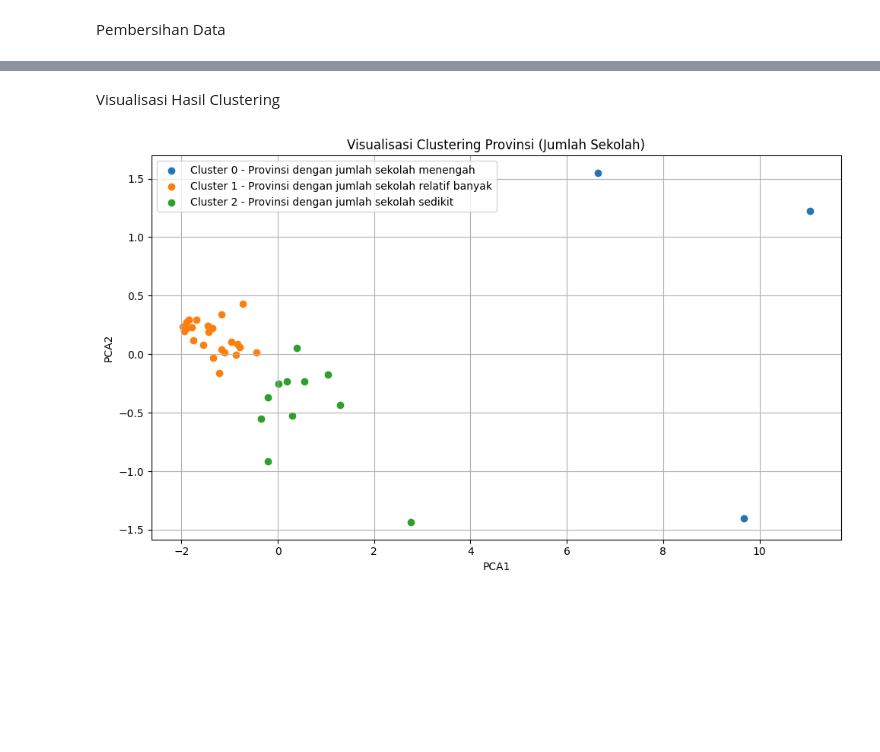
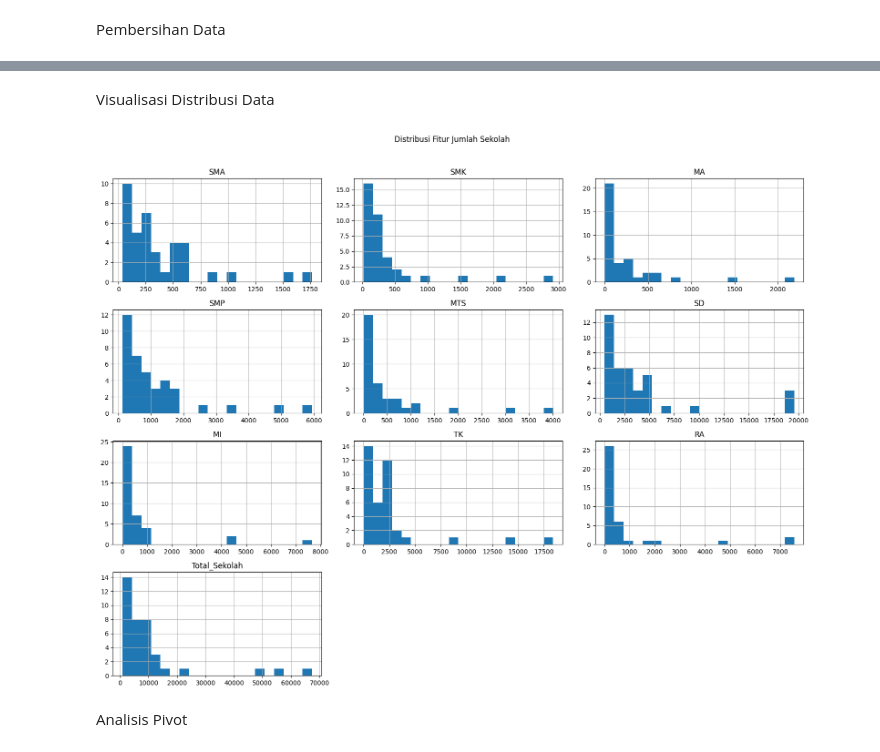
Before and after one commit to Uulaja/DataScience, a Jupyter notebook: DataScience.ipynb, the cells around one changed output, grey strips where cells are left out. Cells and saved outputs as stored; diff of their text form; code cells hidden in the pictures; blank space fills up the shorter version.

Commit message:
menambahkan explorasi data dan Prediksi tahun 2025

```diff
--- a/DataScience.ipynb
+++ b/DataScience.ipynb
@@ -69,18 +53,12 @@ df['Label_Cluster'] = df['Cluster'].map(cluster_mapping)
 # %% [markdown]
-Visualisasi Hasil Clustering
+Visualisasi Distribusi Data
 # %%
-plt.figure(figsize=(10, 6))
-for i in range(3):
-    cluster = df[df['Cluster'] == i]
-    label_desc = cluster_mapping[i]
-    plt.scatter(cluster['PCA1'], cluster['PCA2'], label=f'Cluster {i} - {label_desc}')
-
-plt.xlabel("PCA1")
-plt.ylabel("PCA2")
-plt.title("Visualisasi Clustering Provinsi (Jumlah Sekolah)")
-plt.legend()
-plt.grid(True)
+# Layout manual 4 baris x 3 kolom, cukup untuk 10 kolom numerik
+df_numeric.hist(bins=20, figsize=(16, 12), layout=(4, 3))
+plt.suptitle("Distribusi Fitur Jumlah Sekolah", y=1.02)
 plt.tight_layout()
 plt.show()
 # %% [output]
-[figure, old version]
+[figure, new version]
+# %% [markdown]
+Analisis Pivot
```
Also changed, not shown: parts of 17 cells of this notebook, 24 other files.
